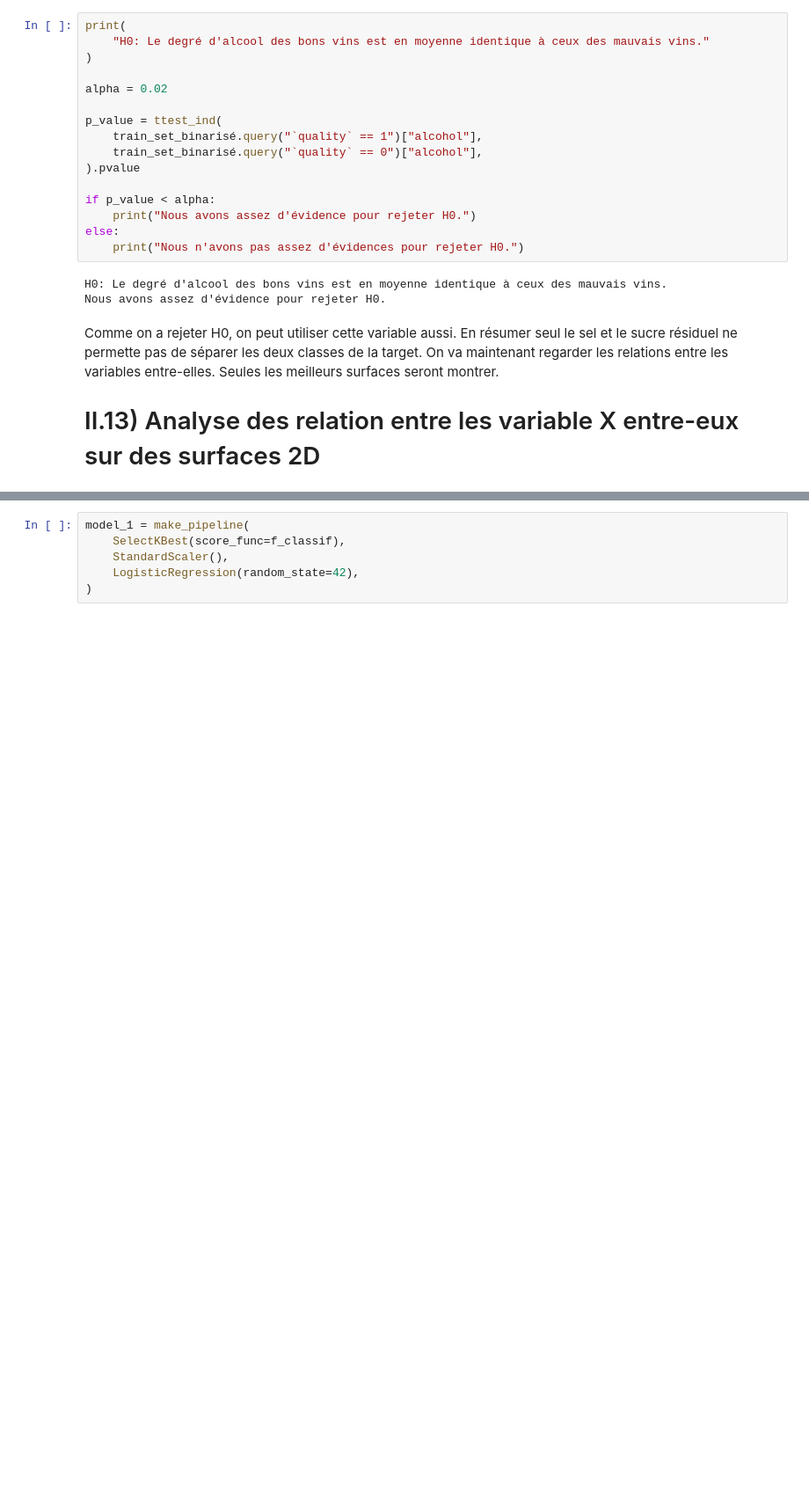
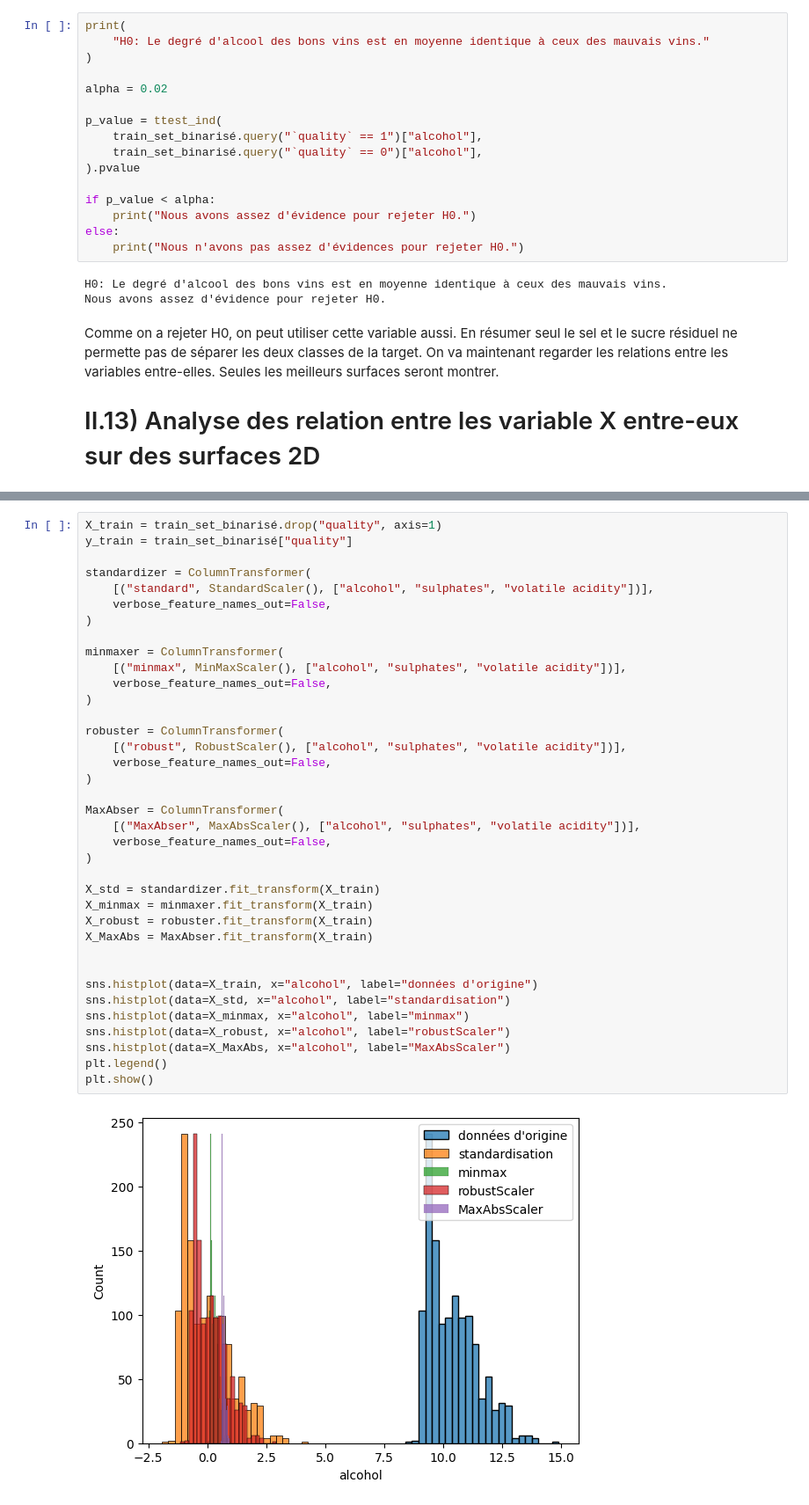
Before and after one commit to fmazur57u/WineQualityPrediction, a Jupyter notebook: winePrediction.ipynb, the cells around one changed output, grey strips where cells are left out. Shown at 88% size. Drawn from its saved outputs; the diff is of its cells as text; blank space fills up the shorter version.

```diff
--- a/winePrediction.ipynb
+++ b/winePrediction.ipynb
@@ -908,6 +929,39 @@ Comme il n'y a pas de valeurs manquant et de valeurs catégoriel on peut directe
 # %%
-model_1 = make_pipeline(
-    SelectKBest(score_func=f_classif),
-    StandardScaler(),
-    LogisticRegression(random_state=42),
+X_train = train_set_binarisé.drop("quality", axis=1)
+y_train = train_set_binarisé["quality"]
+
+standardizer = ColumnTransformer(
+    [("standard", StandardScaler(), ["alcohol", "sulphates", "volatile acidity"])],
+    verbose_feature_names_out=False,
 )
+
+minmaxer = ColumnTransformer(
+    [("minmax", MinMaxScaler(), ["alcohol", "sulphates", "volatile acidity"])],
+    verbose_feature_names_out=False,
+)
+
+robuster = ColumnTransformer(
+    [("robust", RobustScaler(), ["alcohol", "sulphates", "volatile acidity"])],
+    verbose_feature_names_out=False,
+)
+
+MaxAbser = ColumnTransformer(
+    [("MaxAbser", MaxAbsScaler(), ["alcohol", "sulphates", "volatile acidity"])],
+    verbose_feature_names_out=False,
+)
+
+X_std = standardizer.fit_transform(X_train)
+X_minmax = minmaxer.fit_transform(X_train)
+X_robust = robuster.fit_transform(X_train)
+X_MaxAbs = MaxAbser.fit_transform(X_train)
+
+
+sns.histplot(data=X_train, x="alcohol", label="données d'origine")
+sns.histplot(data=X_std, x="alcohol", label="standardisation")
+sns.histplot(data=X_minmax, x="alcohol", label="minmax")
+sns.histplot(data=X_robust, x="alcohol", label="robustScaler")
+sns.histplot(data=X_MaxAbs, x="alcohol", label="MaxAbsScaler")
+plt.legend()
+plt.show()
+# %% [output]
+[figure, added]
```
Also changed, not shown: parts of 25 cells of this notebook.
